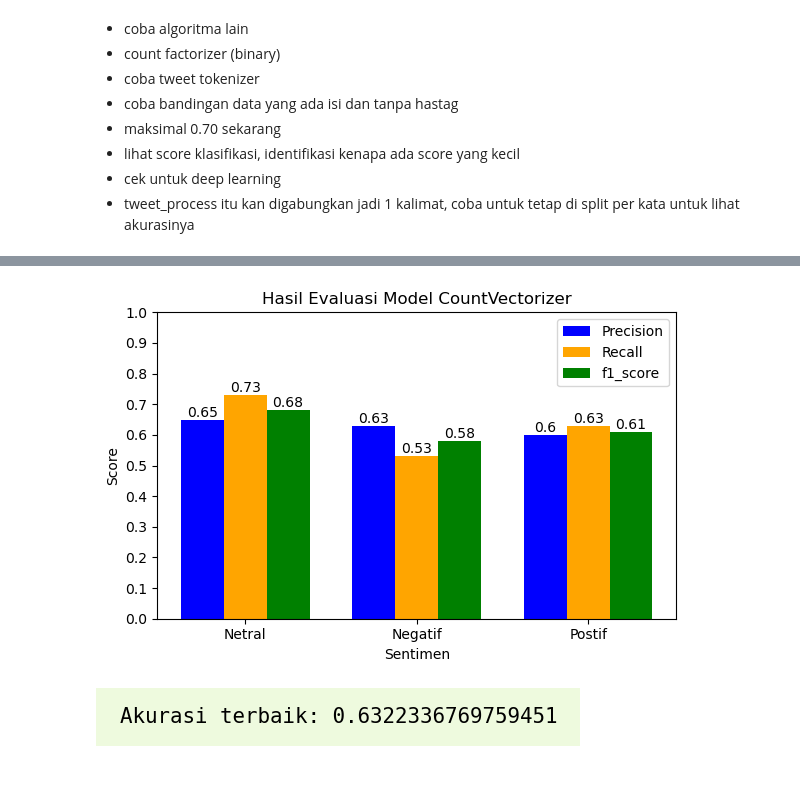
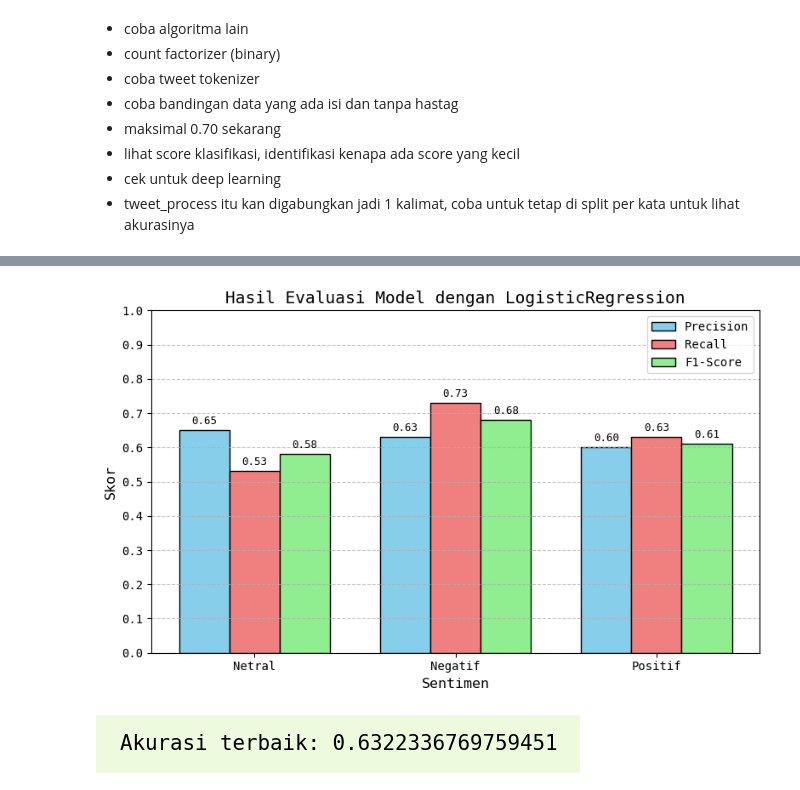
Before and after one commit to SuwandiRamadhan/Bootcamp-AI, a Jupyter notebook: Project 1/project1_Model-Training-&-Evaluation.ipynb, the cells around one changed output, grey strips where cells are left out. Drawn from its saved outputs; the diff is of its cells as text; code cells hidden in the pictures.

Commit message:
update penambahan training model untuk traditional mechine learning dan deep learning

```diff
--- a/Project 1/project1_Model-Training-&-Evaluation.ipynb
+++ b/Project 1/project1_Model-Training-&-Evaluation.ipynb
@@ -102,0 +232,18 @@ Akurasi terbaik: 0.6322336769759451
+# %%
+# Visualisasi perbandingan akurasi model
+model_names = ['LogisticRegression', 'Random Forest', 'SVM', 'Naive Bayes', 'CNN']
+accuracies = [best_acc_lr, acc_rf, acc_svm, acc_nb, acc_cnn]
+
+plt.figure(figsize=(10,6))
+bars = plt.bar(model_names, accuracies, color=['blue', 'green', 'red', 'purple', 'orange'])
+plt.ylim([0, 1])
+plt.title('Perbandingan Akurasi Model')
+plt.ylabel('Akurasi')
+plt.xlabel('Model')
+plt.grid(axis='y', linestyle='--', alpha=0.7)
+
+for bar, acc in zip(bars, accuracies):
+    yval = bar.get_height()
+    plt.text(bar.get_x() + bar.get_width()/2, yval + 0.02, f'{acc:.4f}', ha='center', va='bottom')
+
+plt.show()
@@ -189,40 +326,54 @@ Name: word_count, dtype: float64
 # %%
-# Visualisasi hasil evaluasi model
-sentimen = ['Netral', 'Negatif', 'Postif']
+import numpy as np
+import matplotlib.pyplot as plt
+
+# Data evaluasi model
+sentimen = ['Netral', 'Negatif', 'Positif']  # Perbaikan penulisan 'Postif' menjadi 'Positif'
 precision = [0.65, 0.63, 0.60]
-recall = [0.73, 0.53, 0.63]
-f1_score = [0.68, 0.58, 0.61]
+recall = [0.53, 0.73, 0.63]
+f1_score = [0.58, 0.68, 0.61]
 
-
+# Setup untuk bar chart
 x = np.arange(len(sentimen))
 width = 0.25
 
-fig, ax = plt.subplots(figsize=(6,4))
+# Membuat figure dan axes
+fig, ax = plt.subplots(figsize=(8, 5))  # Ukuran sedikit diperbesar untuk kejelasan
 ax.set_ylim(0.0, 1.0)
 ax.set_yticks(np.arange(0.0, 1.1, 0.1))
 
-# Buat bar chart untuk precision, recall, dan f1_score
-bar1 = ax.bar(x - width, precision, width, label='Precision', color='blue')
-bar2 = ax.bar(x, recall, width, label='Recall', color='orange')
-bar3 = ax.bar(x + width, f1_score, width, label='f1_score', color='green')
+# Membuat bar chart untuk precision, recall, dan f1_score
+bar1 = ax.bar(x - width, precision, width, label='Precision', color='skyblue', edgecolor='black')
+bar2 = ax.bar(x, recall, width, label='Recall', color='lightcoral', edgecolor='black')
+bar3 = ax.bar(x + width, f1_score, width, label='F1-Score', color='lightgreen', edgecolor='black')
 
-ax.set_xlabel('Sentimen')
-ax.set_ylabel('Score')
-ax.set_title('Hasil Evaluasi Model CountVectorizer')
+# Menambahkan label dan judul
+ax.set_xlabel('Sentimen', fontsize=12)
+ax.set_ylabel('Skor', fontsize=12)
+ax.set_title('Hasil Evaluasi Model dengan LogisticRegression', fontsize=14)
 ax.set_xticks(x)
-ax.set_xticklabels(sentimen)
+ax.set_xticklabels(sentimen, fontsize=10)
 
-# Tambah nilai untuk setiap bar
+# Menambahkan nilai di atas setiap bar
 for bars in [bar1, bar2, bar3]:
     for bar in bars:
         height = bar.get_height()
-        ax.text(bar.get_x() + bar.get_width() / 2, height, f'{height}', ha='center', va='bottom')
+        ax.text(bar.get_x() + bar.get_width() / 2, height + 0.01, f'{height:.2f}',
+                ha='center', va='bottom', fontsize=9)
 
-ax.legend()
+# Menambahkan grid untuk memudahkan pembacaan
+ax.grid(True, axis='y', linestyle='--', alpha=0.7)
+
+# Menambahkan legenda
+ax.legend(fontsize=10)
+
+# Mengatur layout agar rapi
 plt.tight_layout()
+
+# Menampilkan grafik
 plt.show()
 # %% [output]
-[figure, old version]
+[figure, new version]
 # %%
 def print_text(text):
     fig, ax = plt.subplots(figsize=(6, 0.5), facecolor="#eefade")
```
Also changed, not shown: parts of 26 cells of this notebook.
